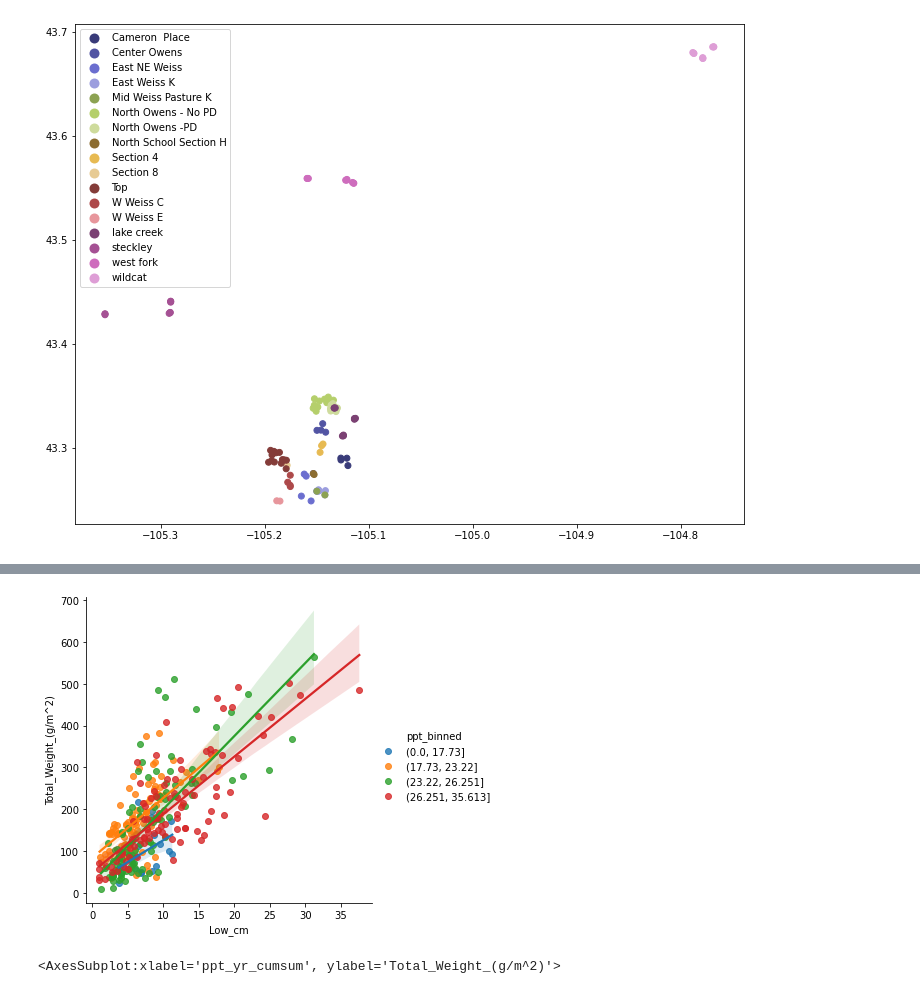
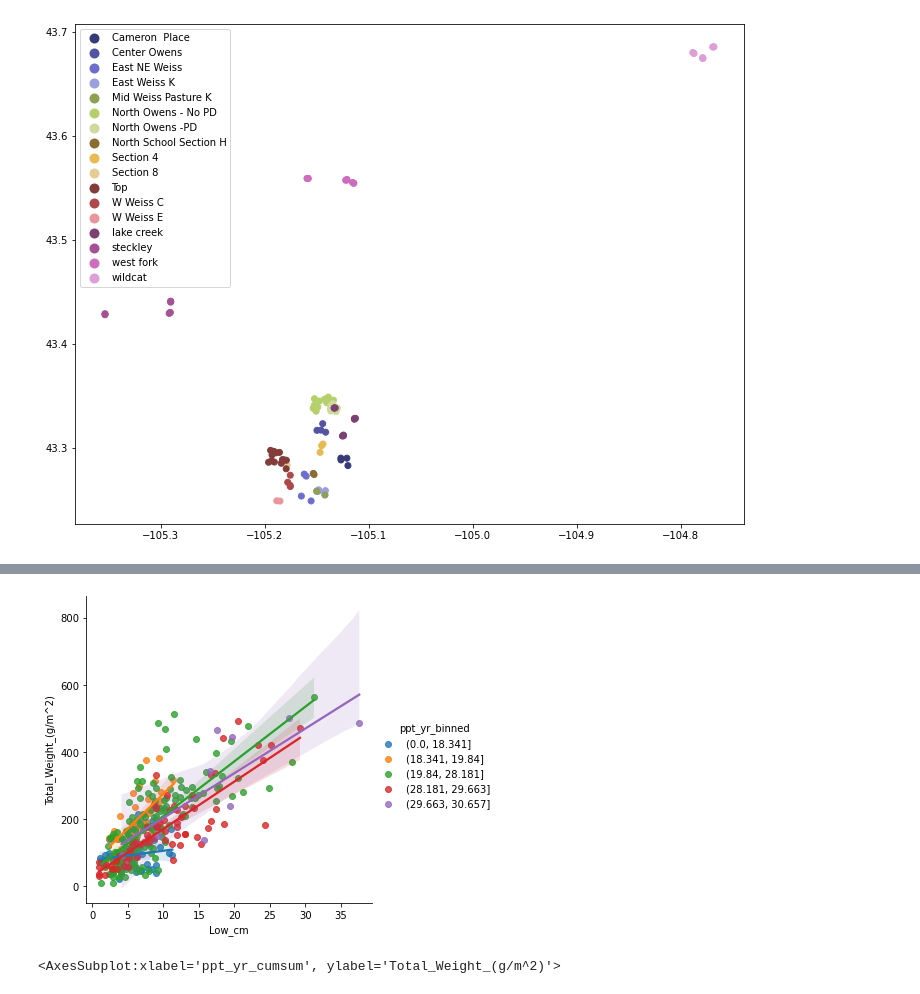
Before and after one commit to kearney-sp/tbng_veg, a Jupyter notebook: tb_vor_linreg.ipynb, the cells around one changed output, grey strips where cells are left out. Saved outputs shown, nothing was run; the diff lists cells and outputs as text; code cells hidden in the pictures.

```diff
--- a/tb_vor_linreg.ipynb
+++ b/tb_vor_linreg.ipynb
@@ -413,2 +403,0 @@ collection = fc_vor.getInfo()
-# %%
-gdf_vor = pd.merge(gdf_vor, gpd.GeoDataFrame.from_features(collection['features']), how='left', on=['geometry', 'Date'])
@@ -491,27 +555,30 @@ ppt_bins = [0,
 
 df_vor['ppt_binned'] = pd.cut(df_vor['ppt_yr_cumsum'], ppt_bins)
 # %%
+# create bins of cumulative precip based on plot PRISM data
 ppt_yr_bins = [0,
-            df_vor['ppt_yr_cumsum'].quantile(.25),
-            df_vor['ppt_yr_cumsum'].quantile(.75),
-            df_vor['ppt_yr_cumsum'].quantile(.9),
-            df_vor['ppt_yr_cumsum'].max()*1.01]
-
+               df_vor['ppt_yr_cumsum'].quantile(.1),
+               df_vor['ppt_yr_cumsum'].quantile(.25),
+               df_vor['ppt_yr_cumsum'].quantile(.75),
+               df_vor['ppt_yr_cumsum'].quantile(.9),
+               df_vor['ppt_yr_cumsum'].max()*1.01]
 df_vor['ppt_yr_binned'] = pd.cut(df_vor['ppt_yr_cumsum'], ppt_yr_bins)
 
-
+# create bins of lagged (last year's) precip based on plot PRISM data
 ppt_lag_bins = [0,
-            df_vor['ppt_lag'].quantile(.25),
-            df_vor['ppt_lag'].quantile(.75),
-            df_vor['ppt_lag'].quantile(.9),
-            df_vor['ppt_lag'].max()*1.01]
-
+                df_vor['ppt_lag'].quantile(.1),
+                df_vor['ppt_lag'].quantile(.25),
+                df_vor['ppt_lag'].quantile(.75),
+                df_vor['ppt_lag'].quantile(.9),
+                df_vor['ppt_lag'].max()*1.01]
 df_vor['ppt_lag_binned'] = pd.cut(df_vor['ppt_lag'], ppt_lag_bins)
 
+# create bins of current year precip based on plot PRISM data
 ppt_current_bins = [0,
-            df_vor['ppt_current'].quantile(.25),
-            df_vor['ppt_current'].quantile(.75),
-            df_vor['ppt_current'].quantile(.9),
-            df_vor['ppt_current'].max()*1.01]
+                    df_vor['ppt_current'].quantile(.1),
+                    df_vor['ppt_current'].quantile(.25),
+                    df_vor['ppt_current'].quantile(.75),
+                    df_vor['ppt_current'].quantile(.9),
+                    df_vor['ppt_current'].max()*1.01]
 
 df_vor['ppt_current_binned'] = pd.cut(df_vor['ppt_current'], ppt_current_bins)
@@ -553,8 +617,9 @@ df_vor.groupby('Year').count()
 # %%
+# plot relationship between low VOR and biomass by long-term precip bin
 p = sns.lmplot(data=df_vor,
-           hue='ppt_binned',
+           hue='ppt_yr_binned',
            x='Low_cm',
                y='Total_Weight_(g/m^2)', order=1)
 # %% [output]
-[figure, old version]
+[figure, new version]
 # %%
```
Also changed, not shown: parts of 87 cells of this notebook.
